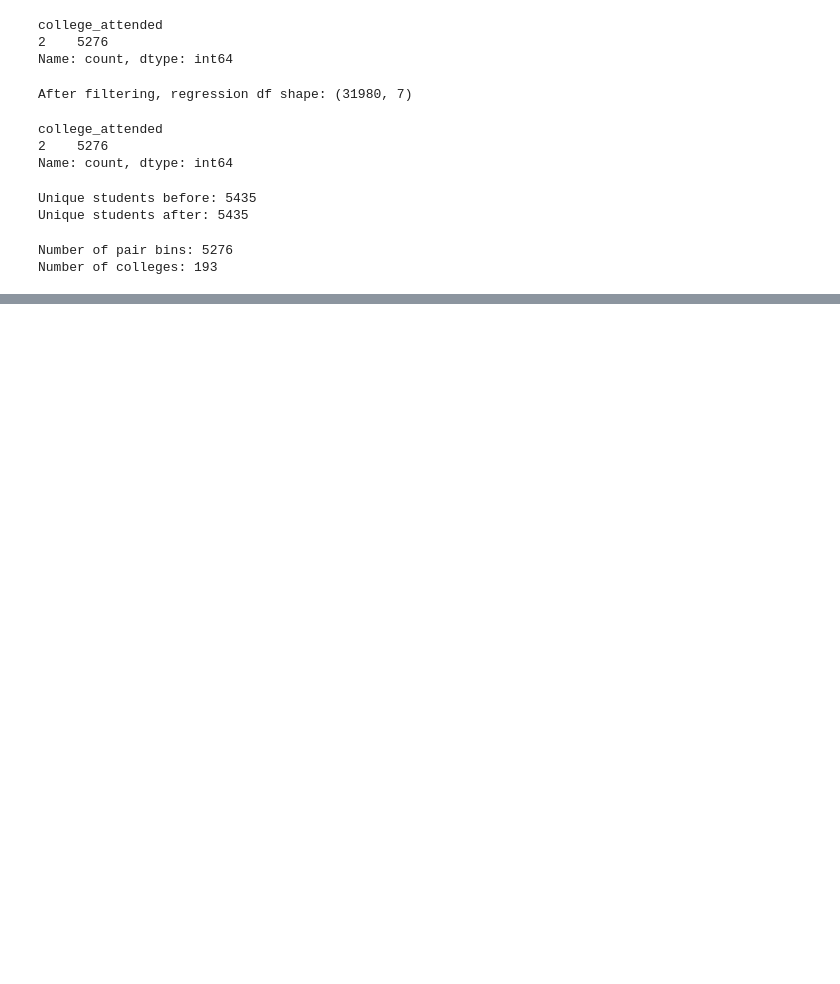
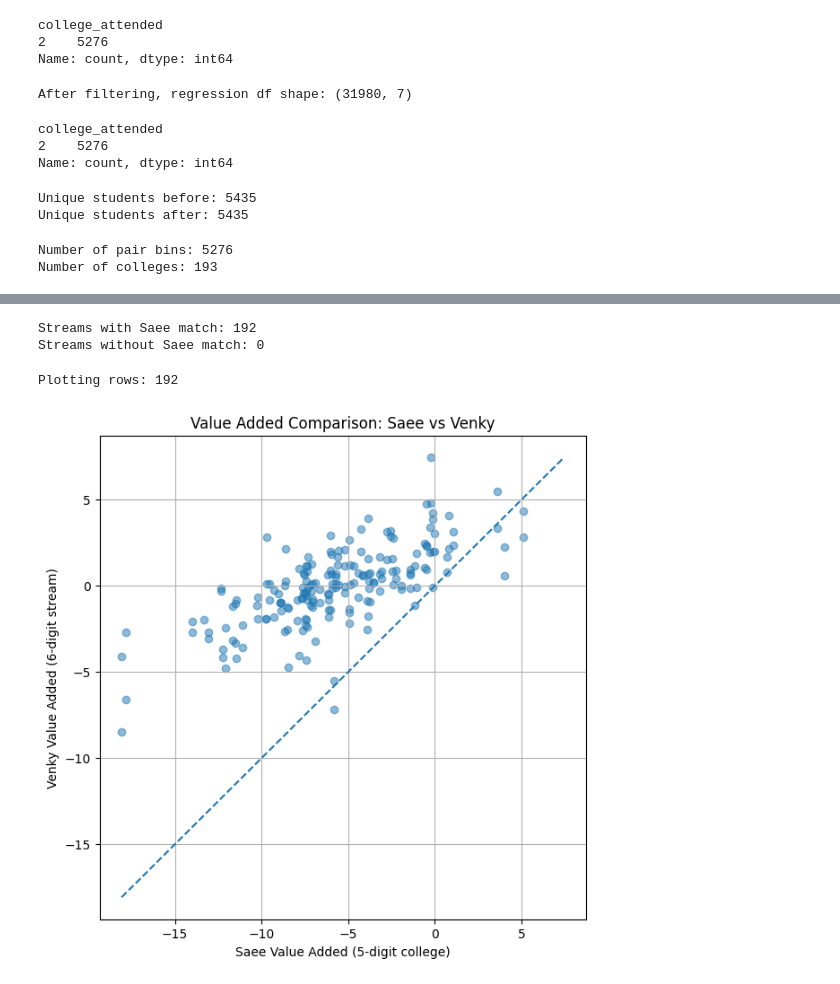
Before and after one commit to venkyc007/Economics_Project, a Jupyter notebook: Regression_2.ipynb, the cells around one changed output, grey strips where cells are left out. Saved outputs shown, nothing was run; the diff lists cells and outputs as text; code cells hidden in the pictures; blank space fills up the shorter version.

```diff
--- a/Regression_2.ipynb
+++ b/Regression_2.ipynb
@@ -744,0 +824,17 @@ Notes:
+# %%
+# Step 1: your VA (6-digit) → mapping
+merged = venky_df.merge(
+    mapping,
+    on="allotted_JC_code",
+    how="left"
+)
+
+# Step 2: bring in Saee’s VA (5-digit)
+merged = merged.merge(
+    saee_df,
+    on="coll_code_went",
+    how="left"
+)
+
+print("Final merged rows:", merged.shape[0])
+merged.head()
@@ -744,0 +849,14 @@ Notes:
+# %%
+print("Streams with Saee match:",
+      merged["saee_VA"].notna().sum())
+
+print("Streams without Saee match:",
+      merged["saee_VA"].isna().sum())
+# %% [output]
+Streams with Saee match: 192
+Streams without Saee match: 0
+# %%
+plot_df = merged.dropna(subset=["venky_VA", "saee_VA"])
+print("Plotting rows:", plot_df.shape[0])
+# %% [output]
+Plotting rows: 192
@@ -744,0 +866,24 @@ Notes:
+# %%
+plt.figure(figsize=(7, 7))
+
+plt.scatter(
+    plot_df["saee_VA"],
+    plot_df["venky_VA"],
+    alpha=0.5
+)
+
+# 45-degree line
+lims = [
+    min(plot_df["saee_VA"].min(), plot_df["venky_VA"].min()),
+    max(plot_df["saee_VA"].max(), plot_df["venky_VA"].max())
+]
+plt.plot(lims, lims, linestyle="--")
+
+plt.xlabel("Saee Value Added (5-digit college)")
+plt.ylabel("Venky Value Added (6-digit stream)")
+plt.title("Value Added Comparison: Saee vs Venky")
+
+plt.grid(True)
+plt.show()
+# %% [output]
+[figure, added]
```
Also changed, not shown: parts of 11 cells of this notebook, 10 other files.
